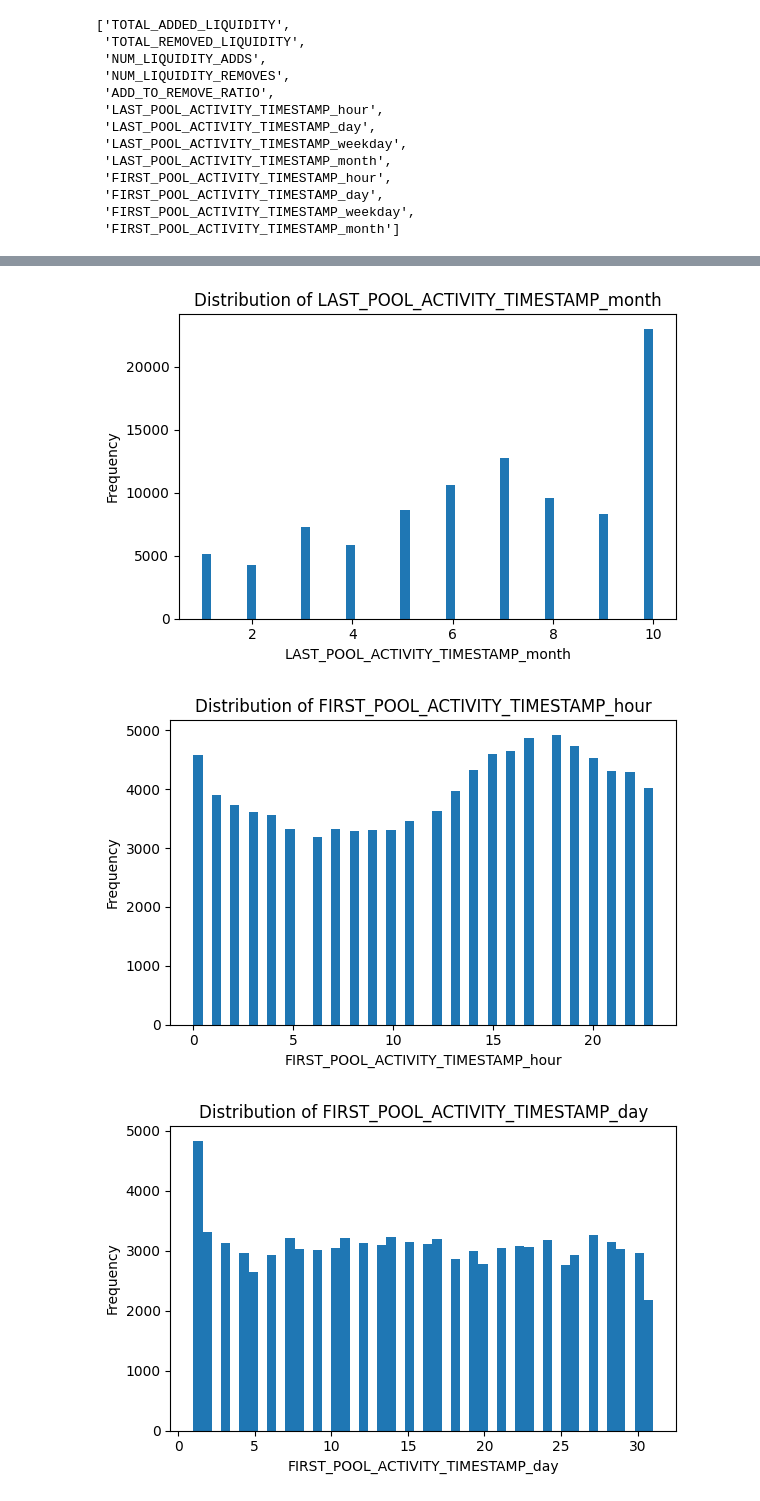
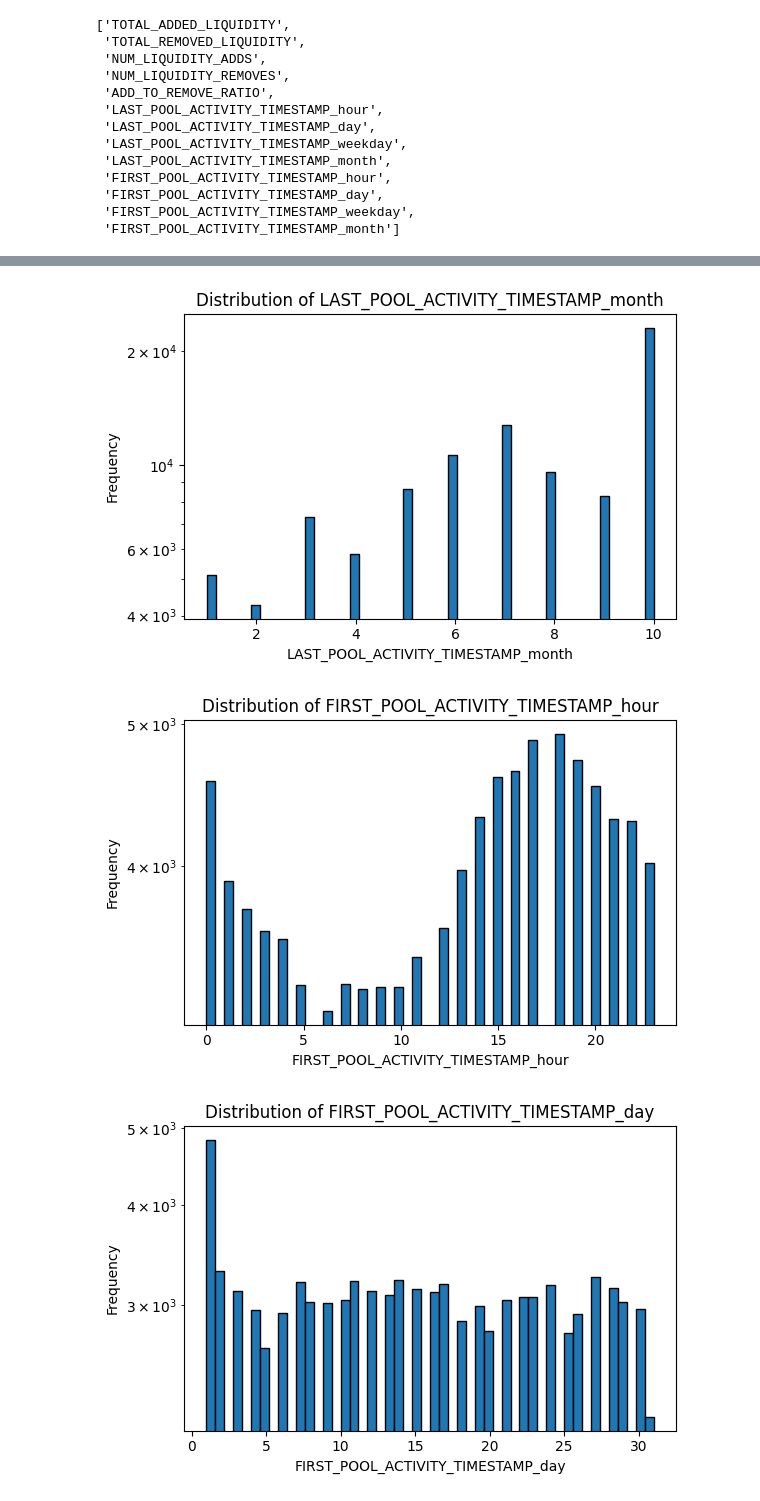
Before and after one commit to pexa8335/Rug-Pull-Detection, a Jupyter notebook: RugPullDetectionModel/ithackathon-phase1-eda.ipynb, the cells around one changed output, grey strips where cells are left out. Cells and saved outputs as stored; diff of their text form; code cells hidden in the pictures.

Commit message:
EDA Visualization

```diff
--- a/RugPullDetectionModel/ithackathon-phase1-eda.ipynb
+++ b/RugPullDetectionModel/ithackathon-phase1-eda.ipynb
@@ -1,5 +1,5 @@
 # %%
-path = '/kaggle/input/ithack/Jan_2024-Nov_2024.csv'
+path = '/kaggle/input/ithack1/Jan_2024-Nov_2024.csv'
 # %%
 import pandas as pd
 df = pd.read_csv(path)
@@ -342,11 +342,19 @@ numeric_with_nan
 # %%
 # Plot histogram for each numeric column with NaNs
 for col in numeric_with_nan:
+    data = df[col].dropna()
+
     plt.figure(figsize=(6, 4))
-    plt.hist(df[col].dropna(), bins=50)
+    plt.hist(data, bins=50, edgecolor='black')
+
+    # Gắn thông tin thống kê
+    stats_text = f"min={data.min():.2f}, max={data.max():.2f}\nmedian={data.median():.2f}"
+
     plt.title(f'Distribution of {col}')
     plt.xlabel(col)
     plt.ylabel("Frequency")
+    plt.yscale('log')
+
     plt.tight_layout()
     plt.show()
 # %% [output]
@@ -361,3 +369,3 @@ for col in numeric_with_nan:
-[figure, old version]
+[figure, new version]
-[figure, old version]
+[figure, new version]
-[figure, old version]
+[figure, new version]
```
Also changed, not shown: parts of 5 cells of this notebook.
